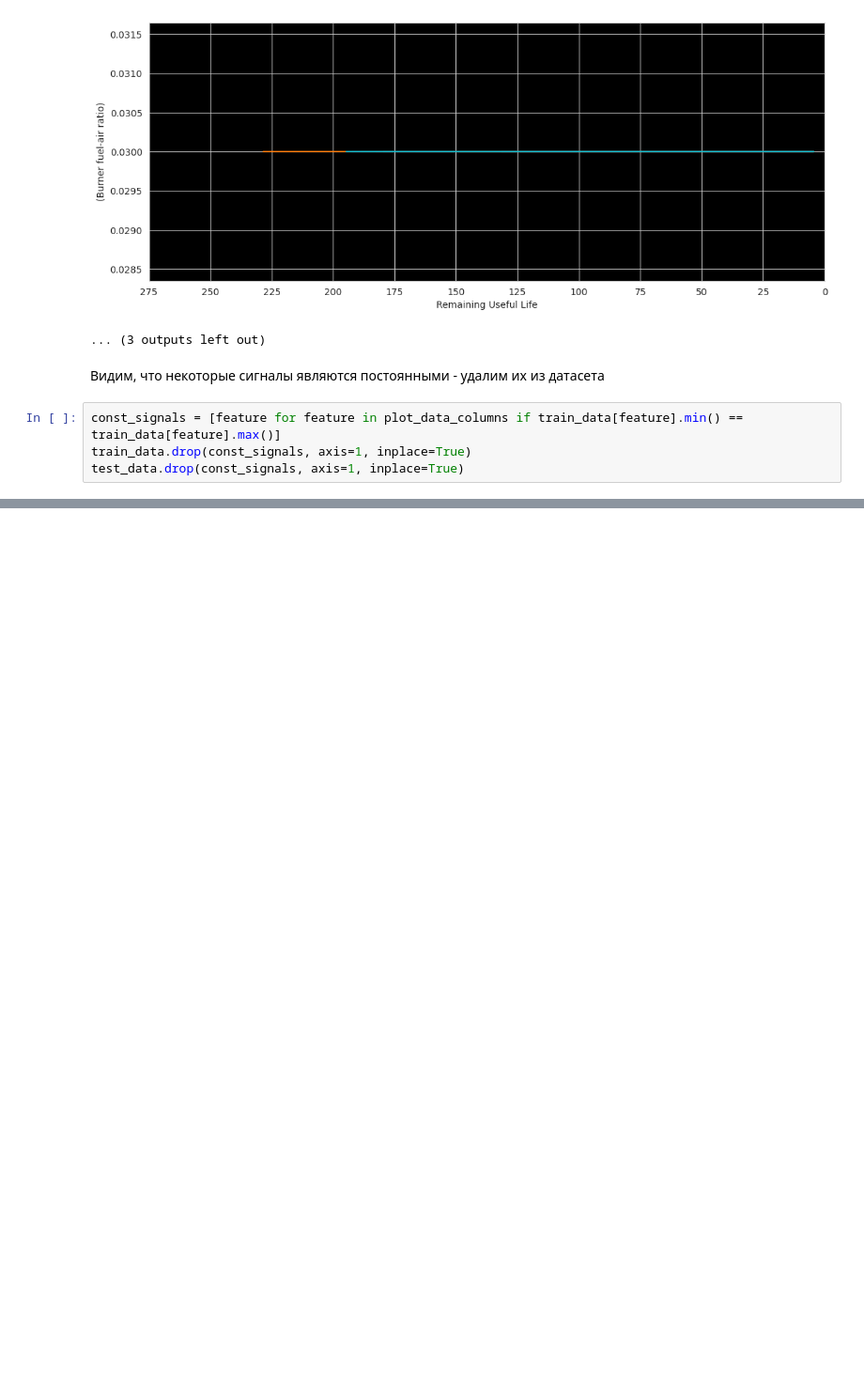
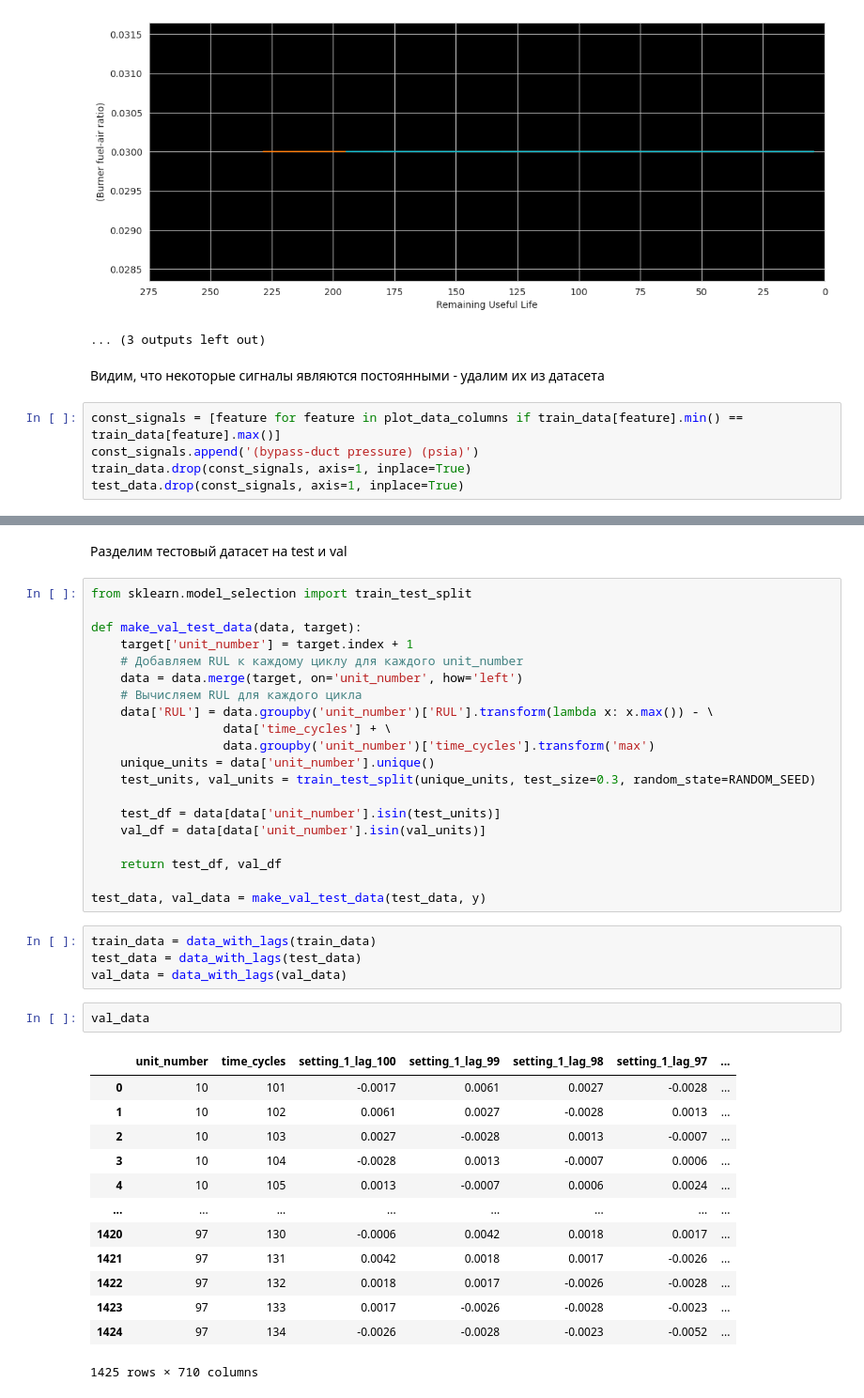
Before and after one commit to myakonkikh/otus-ml-project, a Jupyter notebook: engine_remaining_useful_life.ipynb, the cells around one changed output, grey strips where cells are left out. Shown at 94% size. Saved outputs shown, nothing was run; the diff lists cells and outputs as text; blank space fills up the shorter version.

```diff
--- a/engine_remaining_useful_life.ipynb
+++ b/engine_remaining_useful_life.ipynb
@@ -226,6 +226,7 @@ for column_name in plot_data_columns:
 Видим, что некоторые сигналы являются постоянными - удалим их из датасета
 # %%
 const_signals = [feature for feature in plot_data_columns if train_data[feature].min() == train_data[feature].max()]
+const_signals.append('(bypass-duct pressure) (psia)')
 train_data.drop(const_signals, axis=1, inplace=True)
 test_data.drop(const_signals, axis=1, inplace=True)
 # %% [markdown]
@@ -248,0 +284,42 @@ train_data
+# %% [markdown]
+Разделим тестовый датасет на test и val
+# %%
+from sklearn.model_selection import train_test_split
+
+def make_val_test_data(data, target):
+    target['unit_number'] = target.index + 1
+    # Добавляем RUL к каждому циклу для каждого unit_number
+    data = data.merge(target, on='unit_number', how='left')
+    # Вычисляем RUL для каждого цикла
+    data['RUL'] = data.groupby('unit_number')['RUL'].transform(lambda x: x.max()) - \
+                  data['time_cycles'] + \
+                  data.groupby('unit_number')['time_cycles'].transform('max')
+    unique_units = data['unit_number'].unique()
+    test_units, val_units = train_test_split(unique_units, test_size=0.3, random_state=RANDOM_SEED)
+
+    test_df = data[data['unit_number'].isin(test_units)]
+    val_df = data[data['unit_number'].isin(val_units)]
+
+    return test_df, val_df
+
+test_data, val_data = make_val_test_data(test_data, y)
+# %%
+train_data = data_with_lags(train_data)
+test_data = data_with_lags(test_data)
+val_data = data_with_lags(val_data)
+# %%
+val_data
+# %% [output]
+|  | unit_number | time_cycles | setting_1_lag_100 | setting_1_lag_99 | setting_1_lag_98 | setting_1_lag_97 | ... |
+| 0 | 10 | 101 | -0.0017 | 0.0061 | 0.0027 | -0.0028 | ... |
+| 1 | 10 | 102 | 0.0061 | 0.0027 | -0.0028 | 0.0013 | ... |
+| 2 | 10 | 103 | 0.0027 | -0.0028 | 0.0013 | -0.0007 | ... |
+| 3 | 10 | 104 | -0.0028 | 0.0013 | -0.0007 | 0.0006 | ... |
+| 4 | 10 | 105 | 0.0013 | -0.0007 | 0.0006 | 0.0024 | ... |
+| ... | ... | ... | ... | ... | ... | ... | ... |
+| 1420 | 97 | 130 | -0.0006 | 0.0042 | 0.0018 | 0.0017 | ... |
+| 1421 | 97 | 131 | 0.0042 | 0.0018 | 0.0017 | -0.0026 | ... |
+| 1422 | 97 | 132 | 0.0018 | 0.0017 | -0.0026 | -0.0028 | ... |
+| 1423 | 97 | 133 | 0.0017 | -0.0026 | -0.0028 | -0.0023 | ... |
+| 1424 | 97 | 134 | -0.0026 | -0.0028 | -0.0023 | -0.0052 | ... |
+1425 rows × 710 columns
```
Also changed, not shown: parts of 12 cells of this notebook.
